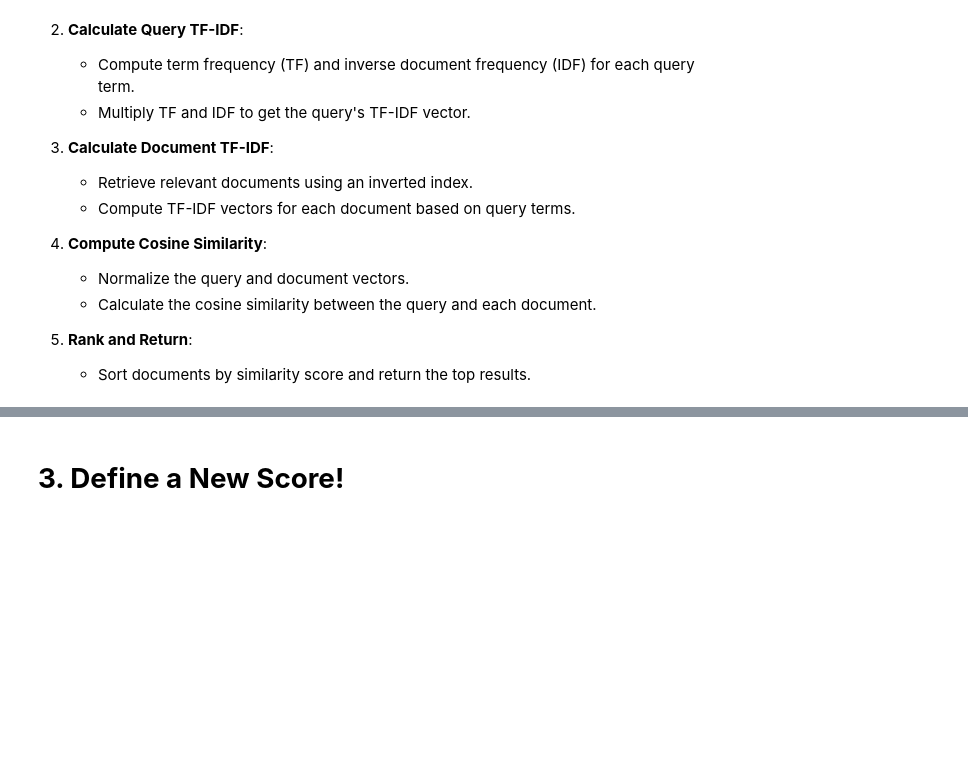
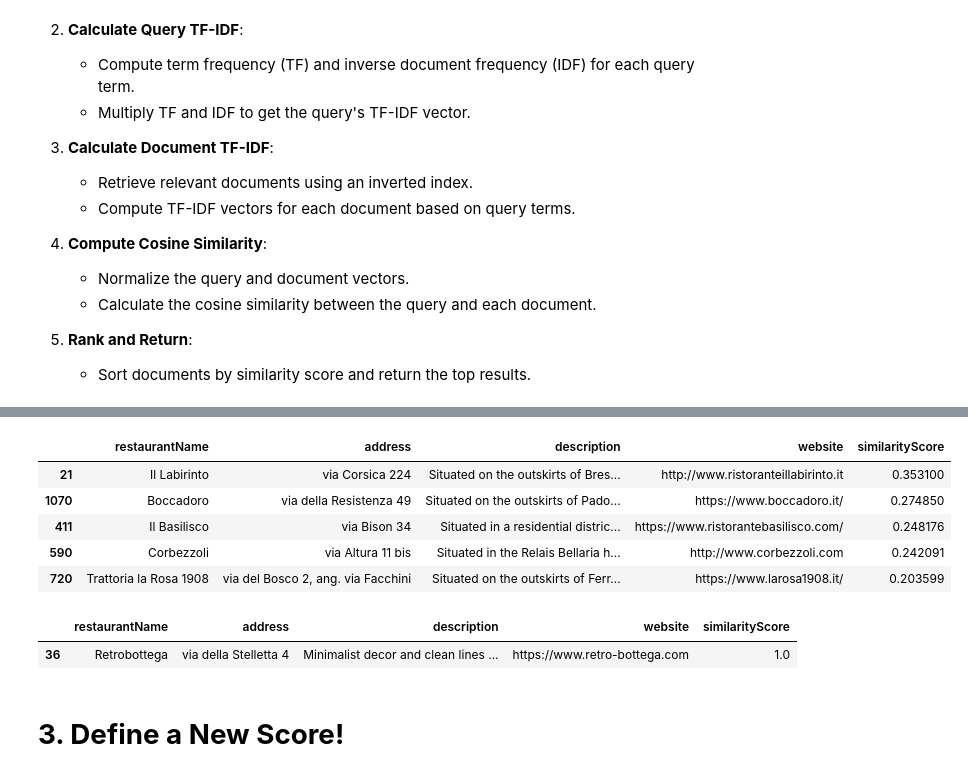
Before and after one commit to LinCannn/ADM-HW3, a Jupyter notebook: main.ipynb, the cells around one changed output, grey strips where cells are left out. Drawn from its saved outputs; the diff is of its cells as text; code cells hidden in the pictures; blank space fills up the shorter version.

```diff
--- a/main.ipynb
+++ b/main.ipynb
@@ -364,3 +389,18 @@ KeyError: 'idf'
+# %%
+query_scores2
+# %% [output]
+|  | restaurantName | address | description | website | similarityScore |
+| 21 | Il Labirinto | via Corsica 224 | Situated on the outskirts of Bres... | http://www.ristoranteillabirinto.it | 0.353100 |
+| 1070 | Boccadoro | via della Resistenza 49 | Situated on the outskirts of Pado... | https://www.boccadoro.it/ | 0.274850 |
+| 411 | Il Basilisco | via Bison 34 | Situated in a residential distric... | https://www.ristorantebasilisco.com/ | 0.248176 |
+| 590 | Corbezzoli | via Altura 11 bis | Situated in the Relais Bellaria h... | http://www.corbezzoli.com | 0.242091 |
+| 720 | Trattoria la Rosa 1908 | via del Bosco 2, ang. via Facchini | Situated on the outskirts of Ferr... | https://www.larosa1908.it/ | 0.203599 |
+# %%
+query_scores2_test = searcher.get_restaurant_scores2("Minimalist decor and clean lines characterise this restaurant decorated in dark tones, where the two owner-chefs have both worked in various Michelin-starred restaurants (and others) over the years. Modern cuisine which showcases seasonal ingredients in regional yet refined dishes")
+query_scores2_test
+# %% [output]
+|  | restaurantName | address | description | website | similarityScore |
+| 36 | Retrobottega | via della Stelletta 4 | Minimalist decor and clean lines ... | https://www.retro-bottega.com | 1.0 |
 # %% [markdown]
 # <strong> 3. Define a New Score!
 # %% [markdown]
```
Also changed, not shown: parts of 14 cells of this notebook, 5 other files.
